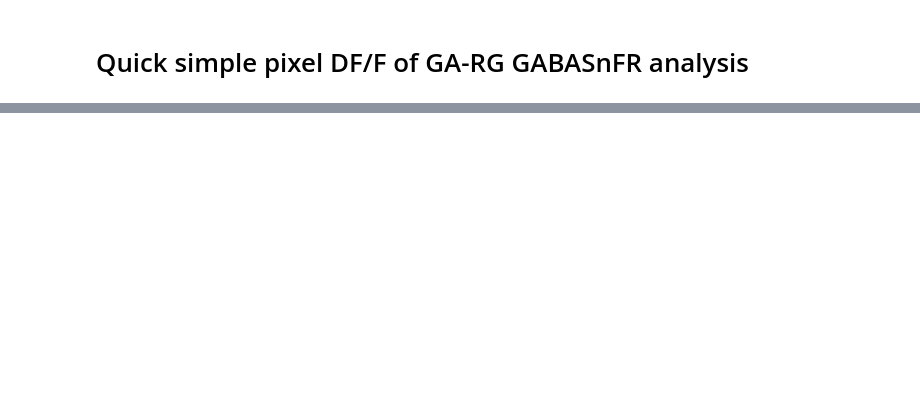
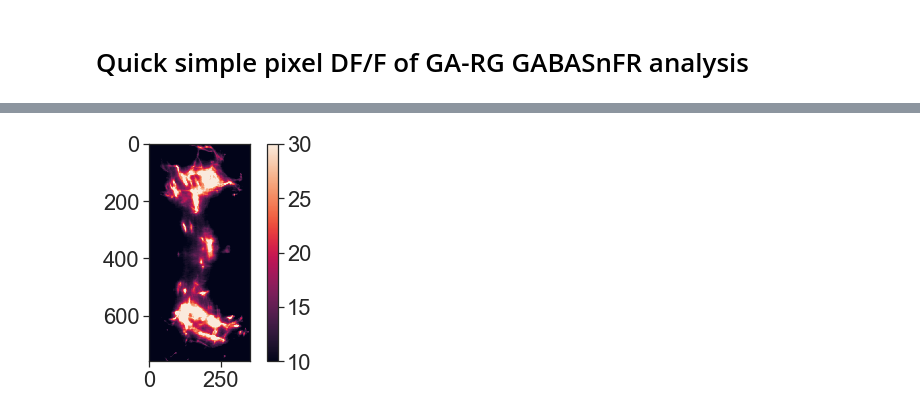
Before and after one commit to zqwei/DRN_voltage_analysis, a Jupyter notebook: Notebooks/simple_dFF_analysis_GABASnFR.ipynb, the cells around one changed output, grey strips where cells are left out. Drawn from its saved outputs; the diff is of its cells as text; code cells hidden in the pictures; blank space fills up the shorter version.

```diff
--- a/Notebooks/simple_dFF_analysis_GABASnFR.ipynb
+++ b/Notebooks/simple_dFF_analysis_GABASnFR.ipynb
@@ -30,0 +73,14 @@ save_folder = dat_folder + f'{folder}/{fish}/Data'
+# %%
+Y_r = imread(save_folder+'/imgDMotion.tif')
+Y_d = imread(save_folder+'/Y_d.tif')
+# %%
+Y_base_mean = (Y_r.transpose((1, 2, 0)) - Y_d).mean(axis=-1)
+Y_mean = Y_r.mean(axis=0)
+Y_std = Y_d.std(axis=-1)
+# %%
+# plt.imshow((Y_std>2).astype('float'))
+plt.imshow(Y_base_mean, vmin=10, vmax=30)
+plt.colorbar()
+plt.show()
+# %% [output]
+[figure, added]
```
Also changed, not shown: parts of 8 cells of this notebook, 1 other file.
